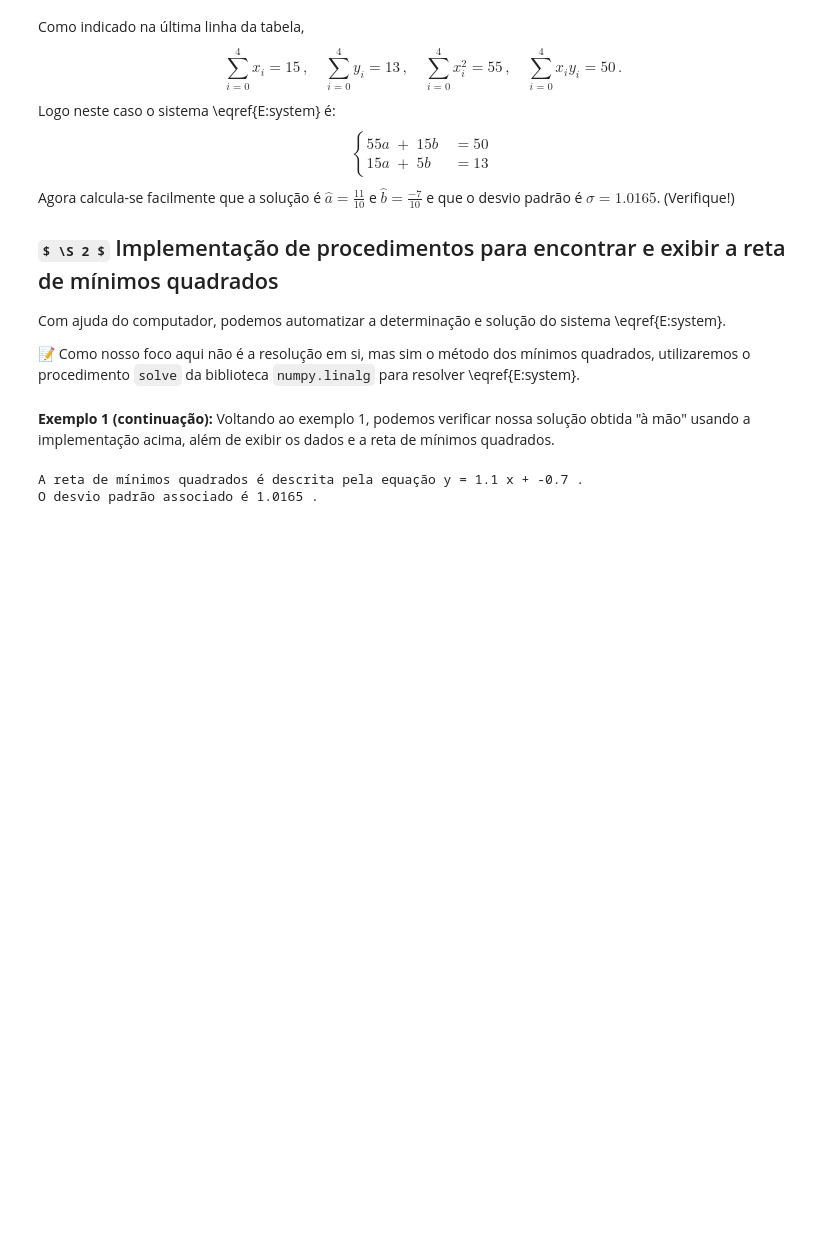
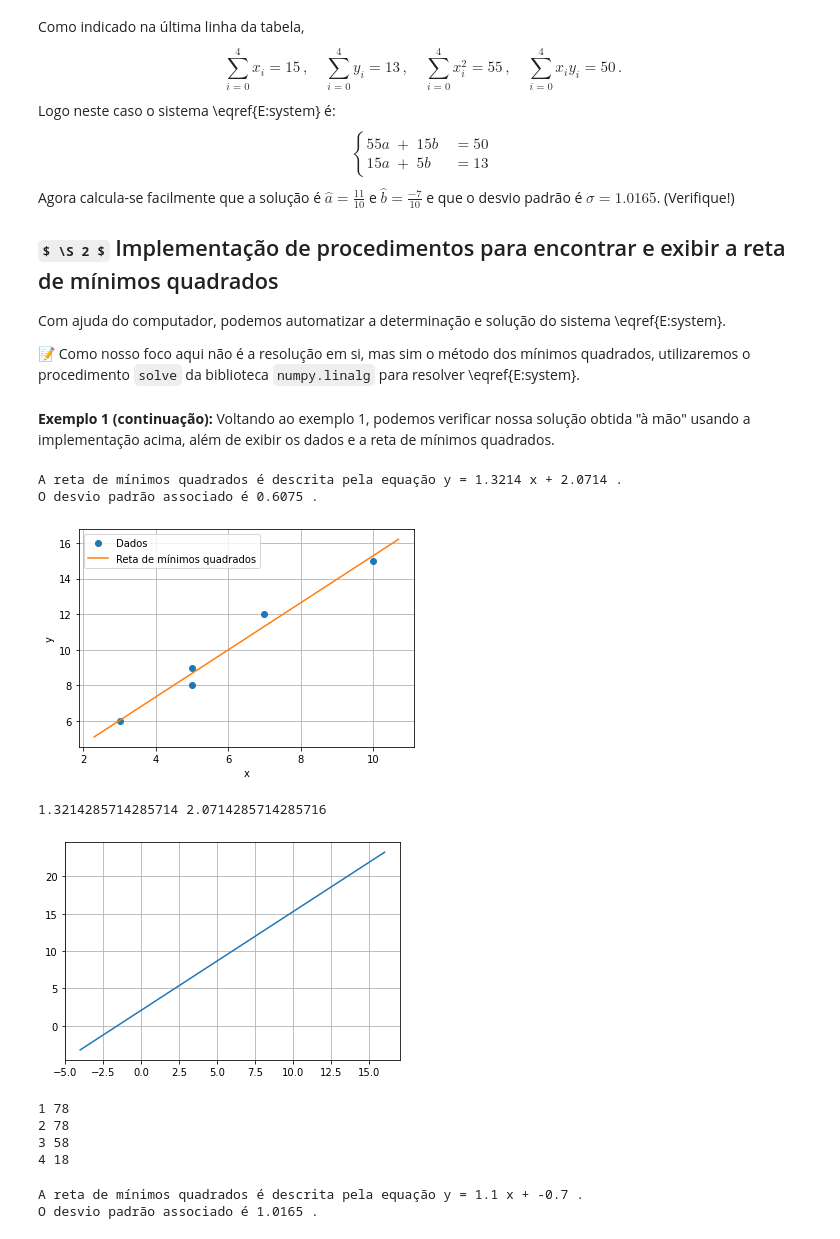
Before and after one commit to pzuehlke/Numerical-Methods, a Jupyter notebook: 5-minimos_quadrados/5-4_reta_de_minimos_quadrados.ipynb, the cells around one changed output. Saved outputs shown, nothing was run; the diff lists cells and outputs as text; code cells hidden in the pictures; some formulas as TeX source; blank space fills up the shorter version.

```diff
--- a/5-minimos_quadrados/5-4_reta_de_minimos_quadrados.ipynb
+++ b/5-minimos_quadrados/5-4_reta_de_minimos_quadrados.ipynb
@@ -169,6 +169,42 @@ def exibe_pontos_e_reta(xs, ys, a, b):
     return None
 # %% [markdown]
 **Exemplo 1 (continuação):** Voltando ao exemplo 1, podemos verificar nossa solução obtida "à mão" usando a implementação acima, além de exibir os dados e a reta de mínimos quadrados.
+# %%
+import matplotlib.pyplot as plt
+import numpy as np
+
+xs = [7, 3, 10, 5, 5]
+ys = [12, 6, 15, 9, 8]
+a, b, sigma = reta_minimos_quadrados(xs, ys)
+a = round(a, 4)
+b = round(b, 4)
+sigma = round(sigma, 4)
+print(f"A reta de mínimos quadrados é descrita pela equação y = {a} x + {b} .")
+print(f"O desvio padrão associado é {sigma} .")
+exibe_pontos_e_reta(xs, ys, a, b)
+print(37 / 28, 29 / 14)
+
+xs = np.linspace(-4, 16, 201)
+f = lambda x: 29 / 14 + 37 / 28 * x
+ys = f(xs)
+plt.plot(xs, ys)
+plt.grid(True)
+plt.show()
+# %% [output]
+A reta de mínimos quadrados é descrita pela equação y = 1.3214 x + 2.0714 .
+O desvio padrão associado é 0.6075 .
+[figure, added]
+1.3214285714285714 2.0714285714285716
+[figure, added]
+# %%
+f = lambda t: -10 * t**2 + 30 * t + 58
+for i in range(1, 5):
+    print(i, f(i))
+# %% [output]
+1 78
+2 78
+3 58
+4 18
 # %%
 xs = [1, 2, 3, 4, 5]
 ys = [0, 2, 2, 5, 4]
```
Also changed, not shown: parts of 2 cells of this notebook, 3 other files.
